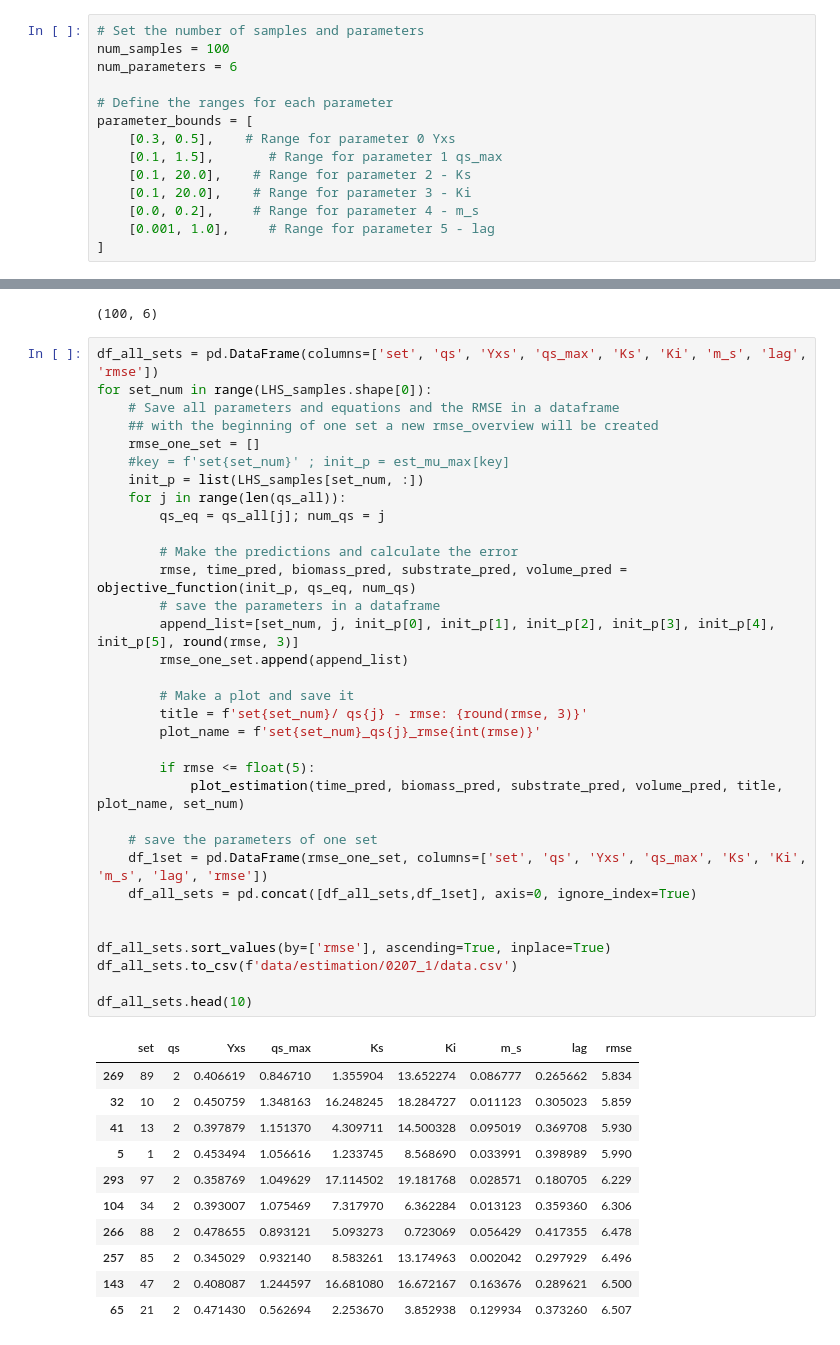
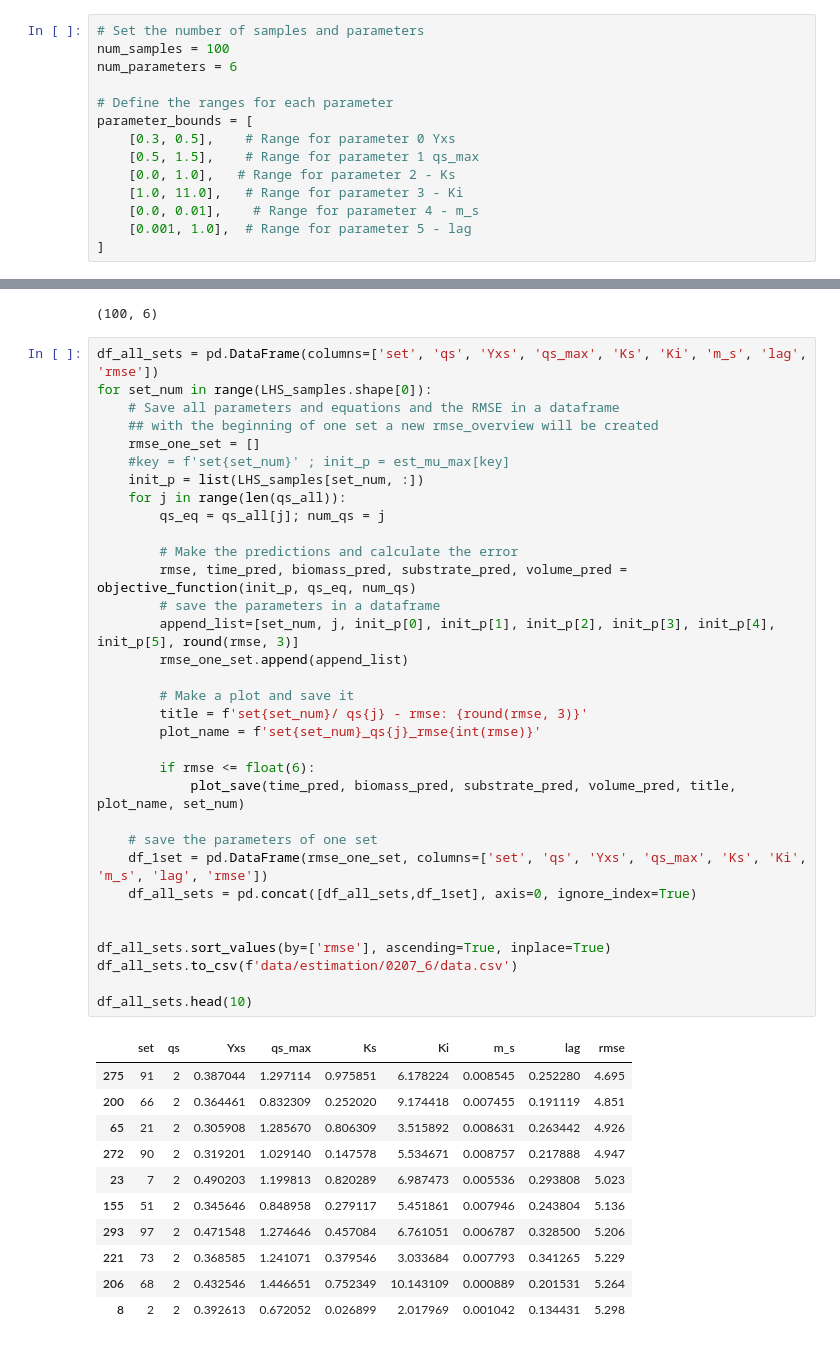
Before and after one commit to boripf/hybrid-model-corynebacterium, a Jupyter notebook: C_opti.ipynb, the cells around one changed output, grey strips where cells are left out. Cells and saved outputs as stored; diff of their text form.

Commit message:
parameter estimations

```diff
--- a/C_opti.ipynb
+++ b/C_opti.ipynb
@@ -60,11 +62,11 @@ num_parameters = 6
 # Define the ranges for each parameter
 parameter_bounds = [
     [0.3, 0.5],    # Range for parameter 0 Yxs
-    [0.1, 1.5],       # Range for parameter 1 qs_max
-    [0.1, 20.0],    # Range for parameter 2 - Ks
-    [0.1, 20.0],    # Range for parameter 3 - Ki
-    [0.0, 0.2],     # Range for parameter 4 - m_s
-    [0.001, 1.0],     # Range for parameter 5 - lag
+    [0.5, 1.5],    # Range for parameter 1 qs_max
+    [0.0, 1.0],   # Range for parameter 2 - Ks
+    [1.0, 11.0],   # Range for parameter 3 - Ki
+    [0.0, 0.01],    # Range for parameter 4 - m_s
+    [0.001, 1.0],  # Range for parameter 5 - lag
 ]
 # %%
 LHS_samples = get_LHS_samples(num_samples, num_parameters, parameter_bounds)
@@ -76,43 +78,43 @@ df_all_sets = pd.DataFrame(columns=['set', 'qs', 'Yxs', 'qs_max', 'Ks', 'Ki', 'm
 for set_num in range(LHS_samples.shape[0]):
     # Save all parameters and equations and the RMSE in a dataframe
     ## with the beginning of one set a new rmse_overview will be created
     rmse_one_set = []
     #key = f'set{set_num}' ; init_p = est_mu_max[key]
     init_p = list(LHS_samples[set_num, :])
     for j in range(len(qs_all)):
         qs_eq = qs_all[j]; num_qs = j
 
         # Make the predictions and calculate the error
         rmse, time_pred, biomass_pred, substrate_pred, volume_pred = objective_function(init_p, qs_eq, num_qs)
         # save the parameters in a dataframe
         append_list=[set_num, j, init_p[0], init_p[1], init_p[2], init_p[3], init_p[4], init_p[5], round(rmse, 3)]
         rmse_one_set.append(append_list)
 
         # Make a plot and save it
         title = f'set{set_num}/ qs{j} - rmse: {round(rmse, 3)}'
         plot_name = f'set{set_num}_qs{j}_rmse{int(rmse)}'
 
-        if rmse <= float(5):
-            plot_estimation(time_pred, biomass_pred, substrate_pred, volume_pred, title, plot_name, set_num)
+        if rmse <= float(6):
+            plot_save(time_pred, biomass_pred, substrate_pred, volume_pred, title, plot_name, set_num)
 
     # save the parameters of one set
     df_1set = pd.DataFrame(rmse_one_set, columns=['set', 'qs', 'Yxs', 'qs_max', 'Ks', 'Ki', 'm_s', 'lag', 'rmse'])
     df_all_sets = pd.concat([df_all_sets,df_1set], axis=0, ignore_index=True)
 
 
 df_all_sets.sort_values(by=['rmse'], ascending=True, inplace=True)
-df_all_sets.to_csv(f'data/estimation/0207_1/data.csv')
+df_all_sets.to_csv(f'data/estimation/0207_6/data.csv')
 
 df_all_sets.head(10)
 # %% [output]
 |  | set | qs | Yxs | qs_max | Ks | Ki | m_s | lag | rmse |
-| 269 | 89 | 2 | 0.406619 | 0.846710 | 1.355904 | 13.652274 | 0.086777 | 0.265662 | 5.834 |
-| 32 | 10 | 2 | 0.450759 | 1.348163 | 16.248245 | 18.284727 | 0.011123 | 0.305023 | 5.859 |
-| 41 | 13 | 2 | 0.397879 | 1.151370 | 4.309711 | 14.500328 | 0.095019 | 0.369708 | 5.930 |
-| 5 | 1 | 2 | 0.453494 | 1.056616 | 1.233745 | 8.568690 | 0.033991 | 0.398989 | 5.990 |
-| 293 | 97 | 2 | 0.358769 | 1.049629 | 17.114502 | 19.181768 | 0.028571 | 0.180705 | 6.229 |
-| 104 | 34 | 2 | 0.393007 | 1.075469 | 7.317970 | 6.362284 | 0.013123 | 0.359360 | 6.306 |
-| 266 | 88 | 2 | 0.478655 | 0.893121 | 5.093273 | 0.723069 | 0.056429 | 0.417355 | 6.478 |
-| 257 | 85 | 2 | 0.345029 | 0.932140 | 8.583261 | 13.174963 | 0.002042 | 0.297929 | 6.496 |
-| 143 | 47 | 2 | 0.408087 | 1.244597 | 16.681080 | 16.672167 | 0.163676 | 0.289621 | 6.500 |
-| 65 | 21 | 2 | 0.471430 | 0.562694 | 2.253670 | 3.852938 | 0.129934 | 0.373260 | 6.507 |
+| 275 | 91 | 2 | 0.387044 | 1.297114 | 0.975851 | 6.178224 | 0.008545 | 0.252280 | 4.695 |
+| 200 | 66 | 2 | 0.364461 | 0.832309 | 0.252020 | 9.174418 | 0.007455 | 0.191119 | 4.851 |
+| 65 | 21 | 2 | 0.305908 | 1.285670 | 0.806309 | 3.515892 | 0.008631 | 0.263442 | 4.926 |
+| 272 | 90 | 2 | 0.319201 | 1.029140 | 0.147578 | 5.534671 | 0.008757 | 0.217888 | 4.947 |
+| 23 | 7 | 2 | 0.490203 | 1.199813 | 0.820289 | 6.987473 | 0.005536 | 0.293808 | 5.023 |
+| 155 | 51 | 2 | 0.345646 | 0.848958 | 0.279117 | 5.451861 | 0.007946 | 0.243804 | 5.136 |
+| 293 | 97 | 2 | 0.471548 | 1.274646 | 0.457084 | 6.761051 | 0.006787 | 0.328500 | 5.206 |
+| 221 | 73 | 2 | 0.368585 | 1.241071 | 0.379546 | 3.033684 | 0.007793 | 0.341265 | 5.229 |
+| 206 | 68 | 2 | 0.432546 | 1.446651 | 0.752349 | 10.143109 | 0.000889 | 0.201531 | 5.264 |
+| 8 | 2 | 2 | 0.392613 | 0.672052 | 0.026899 | 2.017969 | 0.001042 | 0.134431 | 5.298 |
```
Also changed, not shown: parts of 14 cells of this notebook, 48 other files.
